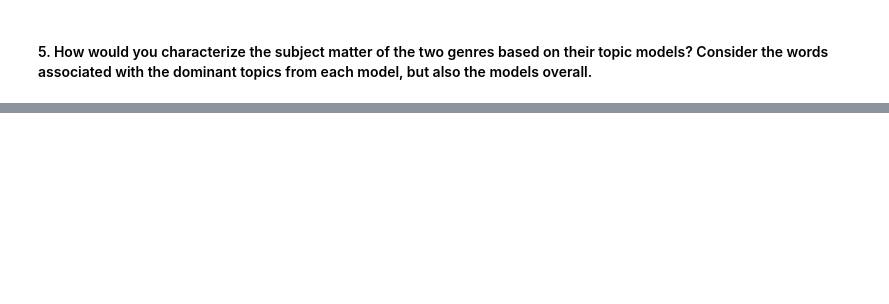
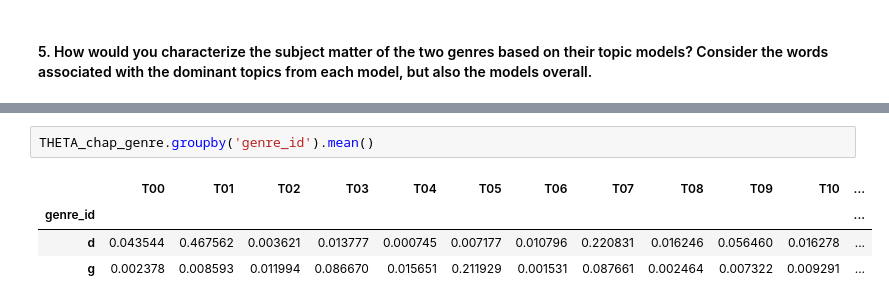
Before and after one commit to sqr8ap/DS5001-2025-01-R, a Jupyter notebook: lessons/M08_TopicModels/M08a_HW.ipynb, the cells around one changed output, grey strips where cells are left out. Drawn from its saved outputs; the diff is of its cells as text; blank space fills up the shorter version.

```diff
--- a/lessons/M08_TopicModels/M08a_HW.ipynb
+++ b/lessons/M08_TopicModels/M08a_HW.ipynb
@@ -308,0 +431,7 @@ TOPICS_chap.style
+# %%
+THETA_chap_genre.groupby('genre_id').mean()
+# %% [output]
+|  | T00 | T01 | T02 | T03 | T04 | T05 | T06 | T07 | T08 | T09 | T10 | ... |
+| genre_id |  |  |  |  |  |  |  |  |  |  |  | ... |
+| d | 0.043544 | 0.467562 | 0.003621 | 0.013777 | 0.000745 | 0.007177 | 0.010796 | 0.220831 | 0.016246 | 0.056460 | 0.016278 | ... |
+| g | 0.002378 | 0.008593 | 0.011994 | 0.086670 | 0.015651 | 0.211929 | 0.001531 | 0.087661 | 0.002464 | 0.007322 | 0.009291 | ... |
```
Also changed, not shown: parts of 30 cells of this notebook.
